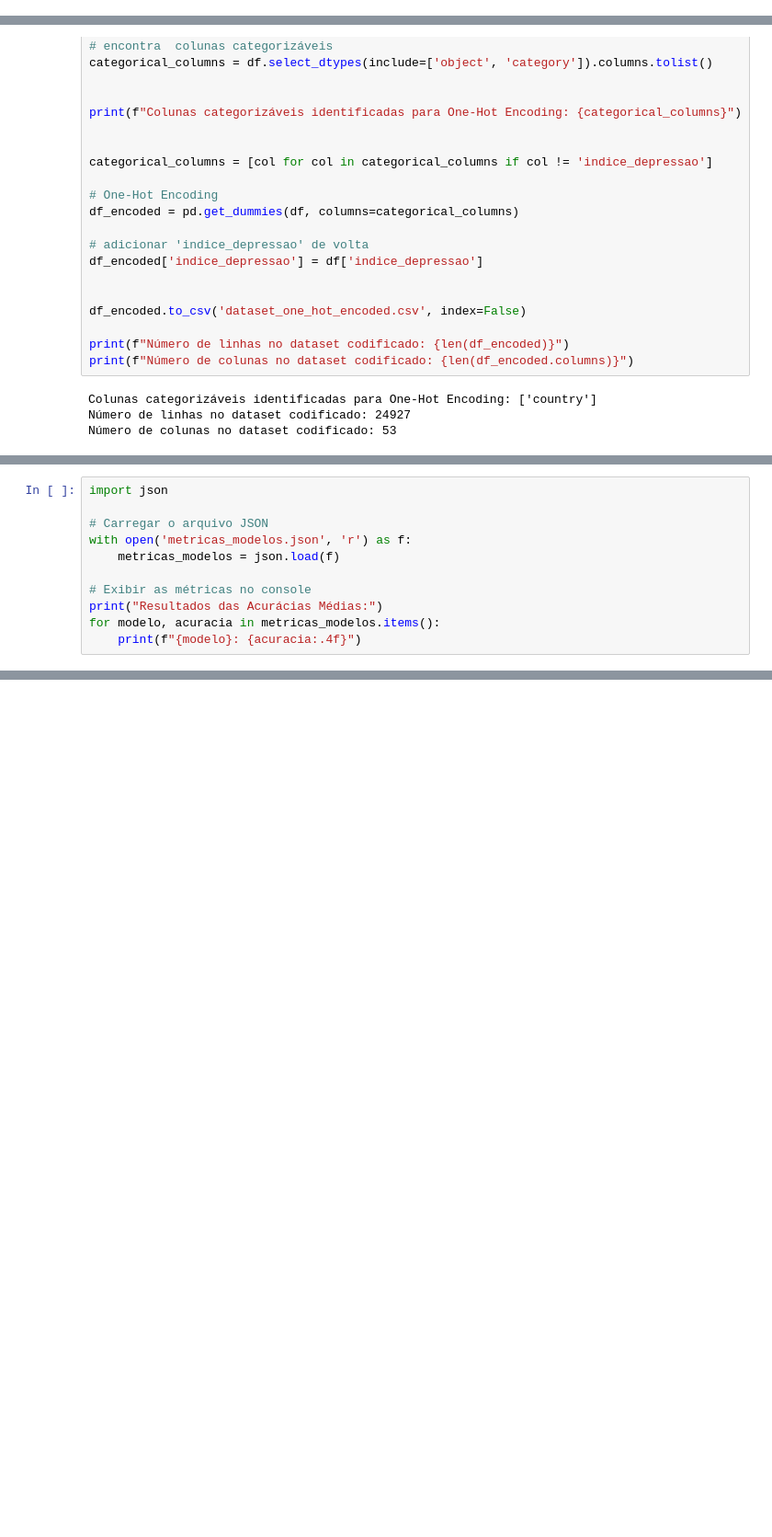
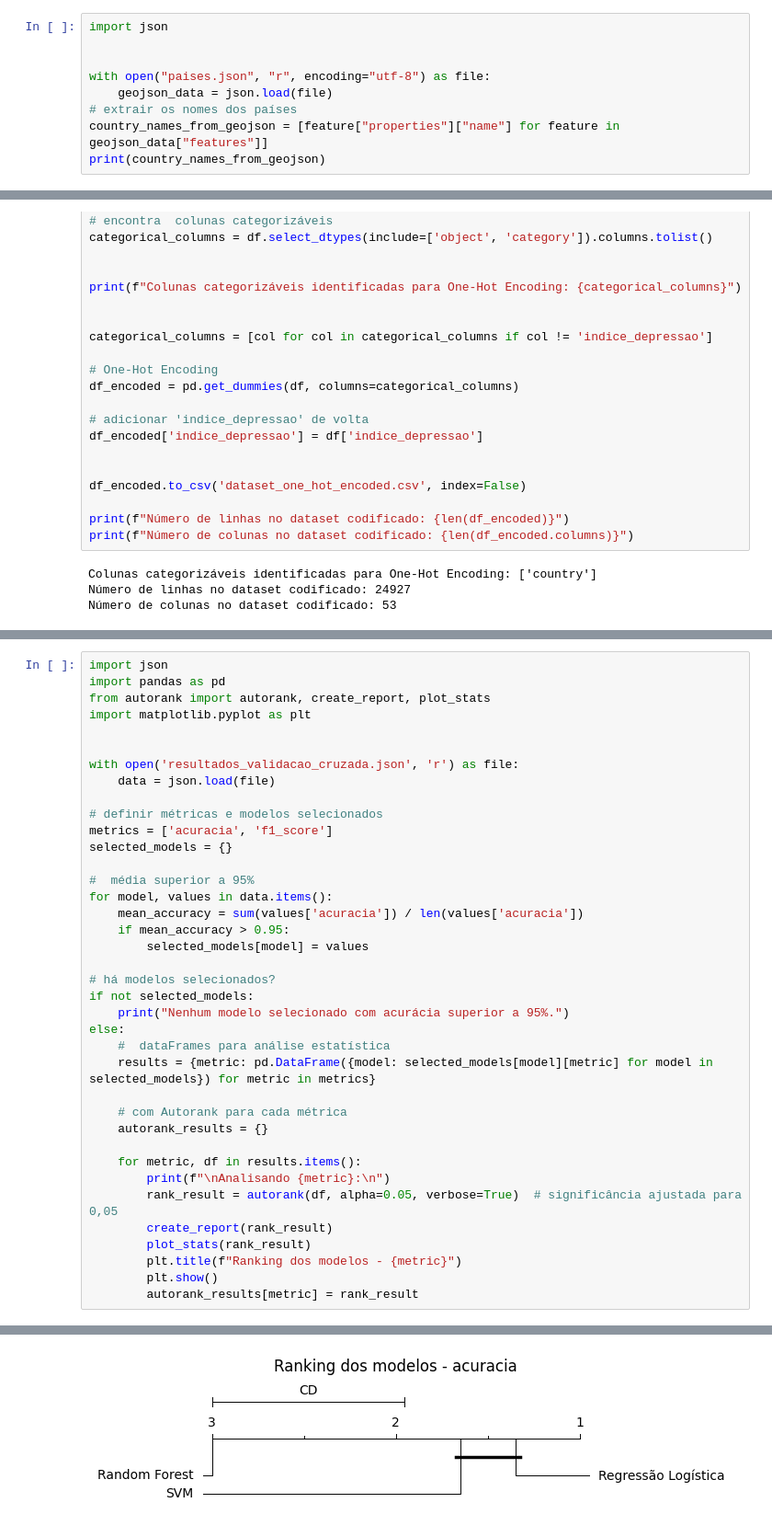
Before and after one commit to noiraneufs/Depression_Map, a Jupyter notebook: Depression_map.ipynb, the cells around one changed output, grey strips where cells are left out. Shown: that part at 92% size. Drawn from its saved outputs; the diff is of its cells as text; blank space fills up the shorter version.

```diff
--- a/Depression_map.ipynb
+++ b/Depression_map.ipynb
@@ -105,0 +190,9 @@ Número de linhas finais no dataset filtrado: 24927
+# %%
+import json
+
+
+with open("paises.json", "r", encoding="utf-8") as file:
+    geojson_data = json.load(file)
+# extrair os nomes dos países
+country_names_from_geojson = [feature["properties"]["name"] for feature in geojson_data["features"]]
+print(country_names_from_geojson)
@@ -463,11 +368,0 @@ Acurácia média para AdaBoost: 49.364%
-# %%
-import json
-
-# Carregar o arquivo JSON
-with open('metricas_modelos.json', 'r') as f:
-    metricas_modelos = json.load(f)
-
-# Exibir as métricas no console
-print("Resultados das Acurácias Médias:")
-for modelo, acuracia in metricas_modelos.items():
-    print(f"{modelo}: {acuracia:.4f}")
@@ -630,0 +500,39 @@ print(country_names_from_geojson)
+# %%
+import json
+import pandas as pd
+from autorank import autorank, create_report, plot_stats
+import matplotlib.pyplot as plt
+
+
+with open('resultados_validacao_cruzada.json', 'r') as file:
+    data = json.load(file)
+
+# definir métricas e modelos selecionados
+metrics = ['acuracia', 'f1_score']
+selected_models = {}
+
+#  média superior a 95%
+for model, values in data.items():
+    mean_accuracy = sum(values['acuracia']) / len(values['acuracia'])
+    if mean_accuracy > 0.95:
+        selected_models[model] = values
+
+# há modelos selecionados?
+if not selected_models:
+    print("Nenhum modelo selecionado com acurácia superior a 95%.")
+else:
+    #  dataFrames para análise estatística
+    results = {metric: pd.DataFrame({model: selected_models[model][metric] for model in selected_models}) for metric in metrics}
+
+    # com Autorank para cada métrica
+    autorank_results = {}
+
+    for metric, df in results.items():
+        print(f"\nAnalisando {metric}:\n")
+        rank_result = autorank(df, alpha=0.05, verbose=True)  # significância ajustada para 0,05
+        create_report(rank_result)
+        plot_stats(rank_result)
+        plt.title(f"Ranking dos modelos - {metric}")
+        plt.show()
+        autorank_results[metric] = rank_result
+# %% [output]
@@ -630,0 +556 @@ print(country_names_from_geojson)
+[figure, added]
```
Also changed, not shown: parts of 24 cells of this notebook, 3 other files.
